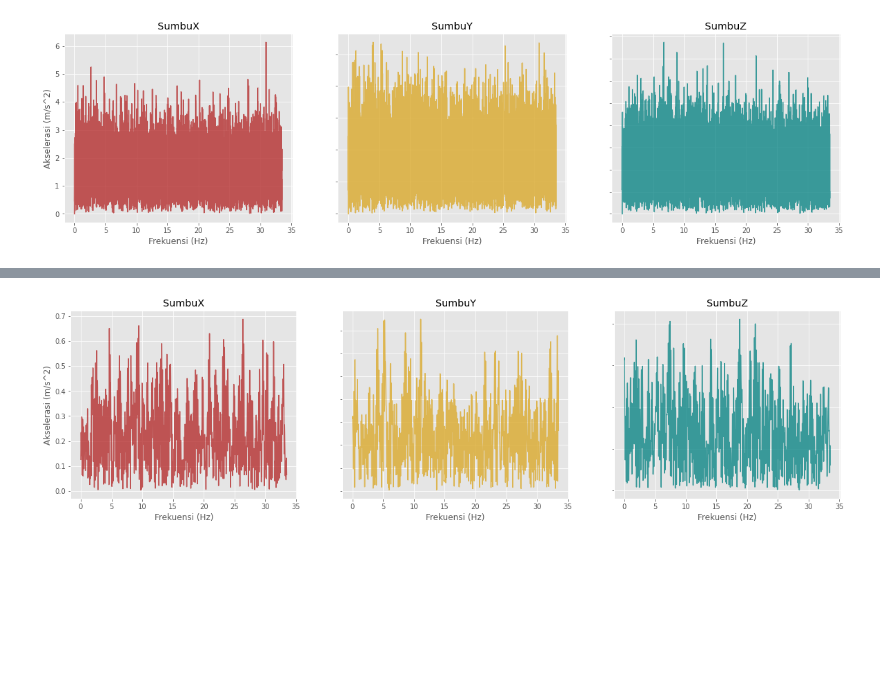
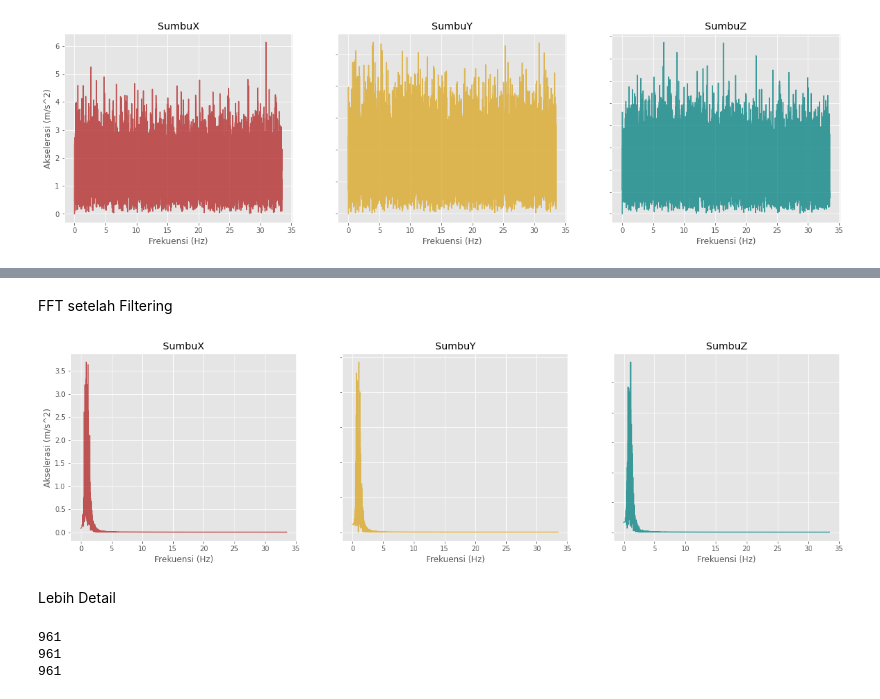
Before and after one commit to Otniel113/IoT_Jalan, a Jupyter notebook: IoT_Jalan.ipynb, the cells around one changed output, grey strips where cells are left out. Saved outputs shown, nothing was run; the diff lists cells and outputs as text; code cells hidden in the pictures; blank space fills up the shorter version.

```diff
--- a/IoT_Jalan.ipynb
+++ b/IoT_Jalan.ipynb
@@ -167,6 +169,23 @@ high = highcut / nyq
 order = 2
 
 b, a = scipy.signal.butter(order, [low, high], 'bandpass', analog=False)
-z_ybpf = scipy.signal.filtfilt(b, a, yf_sumbuZ, axis=0)
-x_ybpf = scipy.signal.filtfilt(b, a, yf_sumbuX, axis=0)
-y_ybpf = scipy.signal.filtfilt(b, a, yf_sumbuY, axis=0)
+z_ybpf = scipy.signal.filtfilt(b, a, df_jalan['SumbuZ'], axis=0)
+x_ybpf = scipy.signal.filtfilt(b, a, df_jalan['SumbuX'], axis=0)
+y_ybpf = scipy.signal.filtfilt(b, a, df_jalan['SumbuY'], axis=0)
+# %%
+fig, axs = plt.subplots(1, 3, figsize=(20,5))
+axs[0].plot(df_jalan['Time'], x_ybpf, color='firebrick', alpha=0.75)
+axs[0].set_title('SumbuX')
+axs[1].plot(df_jalan['Time'], y_ybpf, color='goldenrod', alpha=0.75)
+axs[1].set_title('SumbuY')
+axs[2].plot(df_jalan['Time'], z_ybpf, color='teal', alpha=0.75)
+axs[2].set_title('SumbuZ')
+
+for ax in axs.flat:
+    ax.set(xlabel='Time (s)', ylabel='Akselerasi (m/s^2)')
+
+# Hide x labels and tick labels for top plots and y ticks for right plots.
+for ax in axs.flat:
+    ax.label_outer()
+
+plt.show()
@@ -173,19 +194,55 @@ y_ybpf = scipy.signal.filtfilt(b, a, yf_sumbuY, axis=0)
+# %% [markdown]
+FFT setelah Filtering
+# %%
+N = df_jalan.shape[0]
+freq = N/240
+bagi_dua = N // 2
+
+yf_sumbuX_filter = fft(np.array(x_ybpf))[:bagi_dua]
+xf_sumbuX_filter = fftfreq(N, 1 / freq)[:bagi_dua]
+
+yf_sumbuY_filter = fft(np.array(y_ybpf))[:bagi_dua]
+xf_sumbuY_filter = fftfreq(N, 1 / freq)[:bagi_dua]
+
+yf_sumbuZ_filter = fft(np.array(z_ybpf))[:bagi_dua]
+xf_sumbuZ_filter = fftfreq(N, 1 / freq)[:bagi_dua]
 # %%
 fig, axs = plt.subplots(1, 3, figsize=(20,5))
-axs[0].plot(xf_sumbuX, np.abs(x_ybpf), color='firebrick', alpha=0.75)
+axs[0].plot(xf_sumbuX_filter, np.abs(yf_sumbuX_filter), color='firebrick', alpha=0.75)
 axs[0].set_title('SumbuX')
-axs[1].plot(xf_sumbuY, np.abs(y_ybpf), color='goldenrod', alpha=0.75)
+axs[1].plot(xf_sumbuY_filter, np.abs(yf_sumbuY_filter), color='goldenrod', alpha=0.75)
 axs[1].set_title('SumbuY')
-axs[2].plot(xf_sumbuZ, np.abs(z_ybpf), color='teal', alpha=0.75)
+axs[2].plot(xf_sumbuZ_filter, np.abs(yf_sumbuZ_filter), color='teal', alpha=0.75)
 axs[2].set_title('SumbuZ')
 
 for ax in axs.flat:
     ax.set(xlabel='Frekuensi (Hz)', ylabel='Akselerasi (m/s^2)')
 
 # Hide x labels and tick labels for top plots and y ticks for right plots.
 for ax in axs.flat:
     ax.label_outer()
 
 plt.show()
 # %% [output]
-[figure, old version]
+[figure, new version]
+# %% [markdown]
+Lebih Detail
+# %%
+for i in range (len(xf_sumbuX_filter)):
+  if(xf_sumbuX_filter[i] > 4):
+    print(i)
+    break
+
+for i in range (len(xf_sumbuY_filter)):
+  if(xf_sumbuY_filter[i] > 4):
+    print(i)
+    break
+
+for i in range (len(xf_sumbuZ_filter)):
+  if(xf_sumbuZ_filter[i] > 4):
+    print(i)
+    break
+# %% [output]
+961
+961
+961
```
Also changed, not shown: parts of 3 cells of this notebook.
